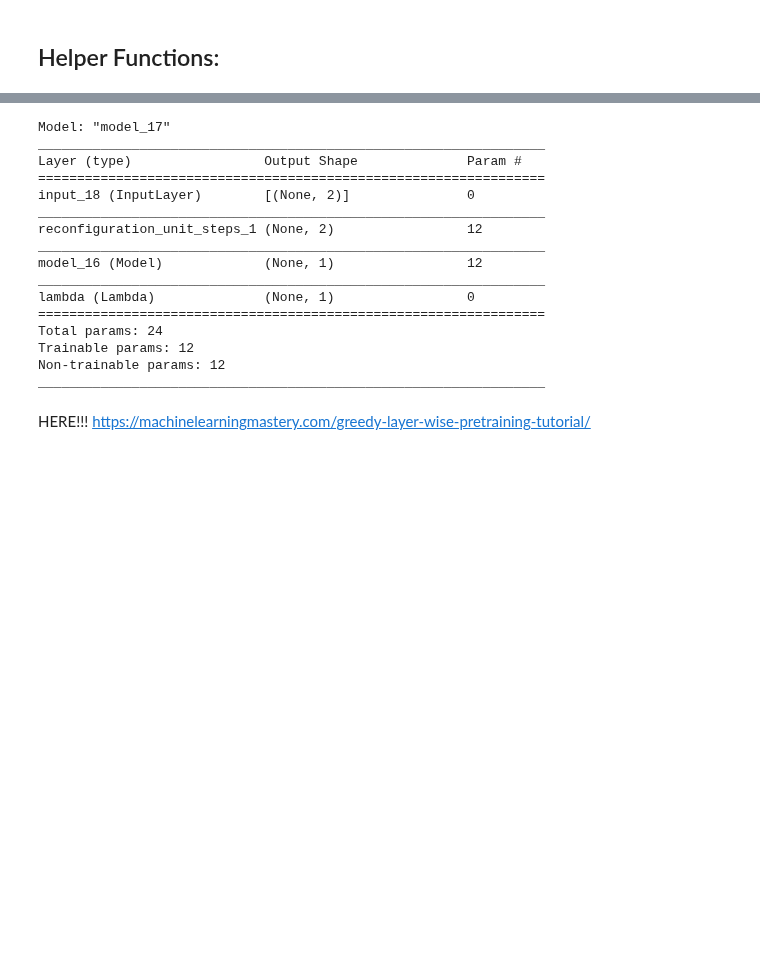
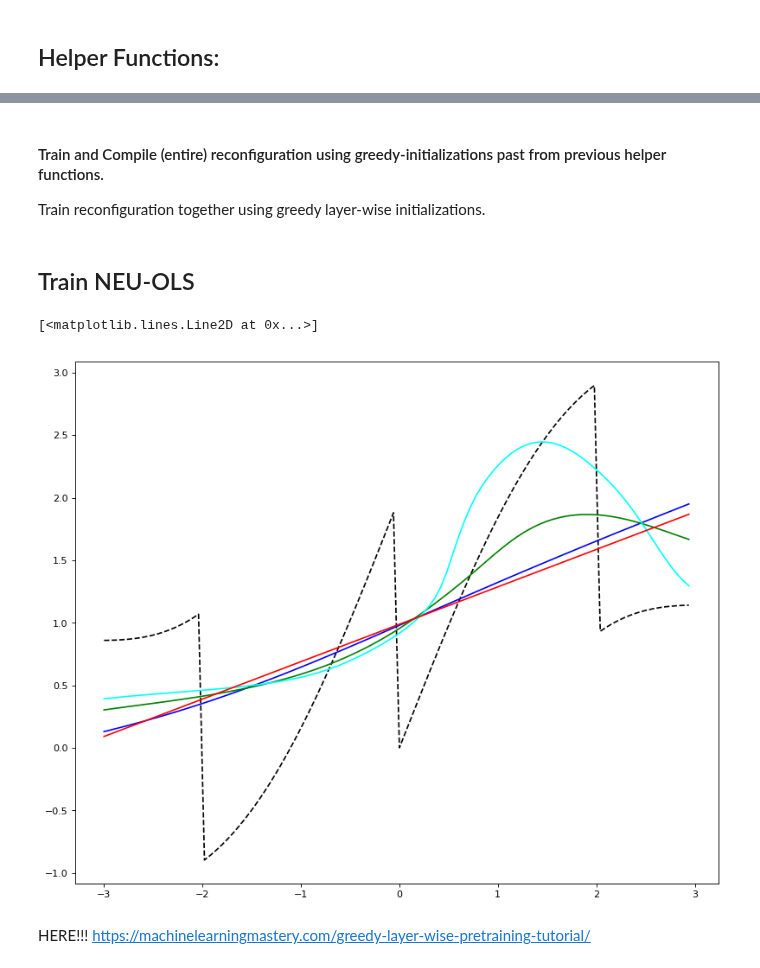
Before and after one commit to AnastasisKratsios/NEU_Non_Euclidean_Upgrading, a Jupyter notebook: NEU_Surgery.ipynb, the cells around one changed output, grey strips where cells are left out. Drawn from its saved outputs; the diff is of its cells as text; code cells hidden in the pictures; blank space fills up the shorter version.

```diff
--- a/NEU_Surgery.ipynb
+++ b/NEU_Surgery.ipynb
@@ -258,7 +245,7 @@ def get_base_model(trainx, trainy):
 
     # Fit Model
     #----------------#
-    reconfiguration_basic.fit(trainx, trainy, epochs=100, verbose=0)
+    reconfiguration_basic.fit(trainx, trainy, epochs=Pre_Epochs, verbose=0)
 
     # Return Output
     return reconfiguration_basic
@@ -312,30 +292,3 @@ NEU_prediction = model.predict(data_NEU)
-# %%
-# Initialize Deep Model
-model1 = model
-
-# Build Deep Model
-#for i in range(N_Reconfigurations):
-model1 = add_reconfiguration_unit_greedily(model1,data_NEU,NEU_targets)
-
-# Summarize Deep Model
-model1.summary()
-
-# Predict with Deep Model (Greedy Implementation)
-NEU_prediction1 = model1.predict(data_NEU)
-# %% [output]
-Model: "model_17"
-_________________________________________________________________
-Layer (type)                 Output Shape              Param #
-=================================================================
-input_18 (InputLayer)        [(None, 2)]               0
-_________________________________________________________________
-reconfiguration_unit_steps_1 (None, 2)                 12
-_________________________________________________________________
-model_16 (Model)             (None, 1)                 12
-_________________________________________________________________
-lambda (Lambda)              (None, 1)                 0
-=================================================================
-Total params: 24
-Trainable params: 12
-Non-trainable params: 12
-_________________________________________________________________
+# %% [markdown]
+#### Train and Compile (entire) reconfiguration using greedy-initializations past from previous helper functions.
+Train reconfiguration together using greedy layer-wise initializations.
@@ -342,3 +333,39 @@ _________________________________________________________________
+# %% [markdown]
+## Train NEU-OLS
+# %%
+# Base Model
+model = get_base_model(data_NEU,NEU_targets)
+
+# Greedy Initialization
+NEU_OLS_Greedy_init = get_base_model(data_NEU,NEU_targets)
+for i in range(N_Reconfigurations):
+    NEU_OLS_Greedy_init = add_reconfiguration_unit_greedily(NEU_OLS_Greedy_init,data_NEU,NEU_targets)
+    # Update User on Status of Initialization
+    print((i/N_Reconfigurations))
+
+# Train Full Model Using Initializatoins
+NEU_OLS = build_reconfiguration(NEU_OLS_Greedy_init,data_NEU,NEU_targets)
+
+
+
+# Predictions (for comparison: TEMP)
+NEU_OLS_single_unit_prediction = model.predict(data_NEU)
+NEU_OLS_greedy_initializations = NEU_OLS_Greedy_init.predict(data_NEU)
+NEU_OLS_prediction = NEU_OLS(data_NEU)
+# %%
+# import matplotlib.pyplot as plt
+# Adjust Figure Details
+plt.figure(num=None, figsize=(12, 10), dpi=80, facecolor='w', edgecolor='k')
+
+# Plot Models
+plt.plot(data_x,true_y,color='k',label='true',linestyle='--')
+plt.plot(data_x,NEU_OLS_single_unit_prediction,color='b',label='NEU-OLS')
+plt.plot(data_x,NEU_OLS_greedy_initializations,color='g',label='NEU-OLS')
+plt.plot(data_x,NEU_OLS_prediction,color='Aqua',label='NEU-OLS')
+plt.plot(data_x,model_pred_y,color='r',label='NEU-OLS')
+# %% [output]
+[<matplotlib.lines.Line2D at 0x...>]
+[figure, added]
 # %% [markdown]
 HERE!!!
 https://machinelearningmastery.com/greedy-layer-wise-pretraining-tutorial/
```
Also changed, not shown: parts of 20 cells of this notebook, 1 other file.
